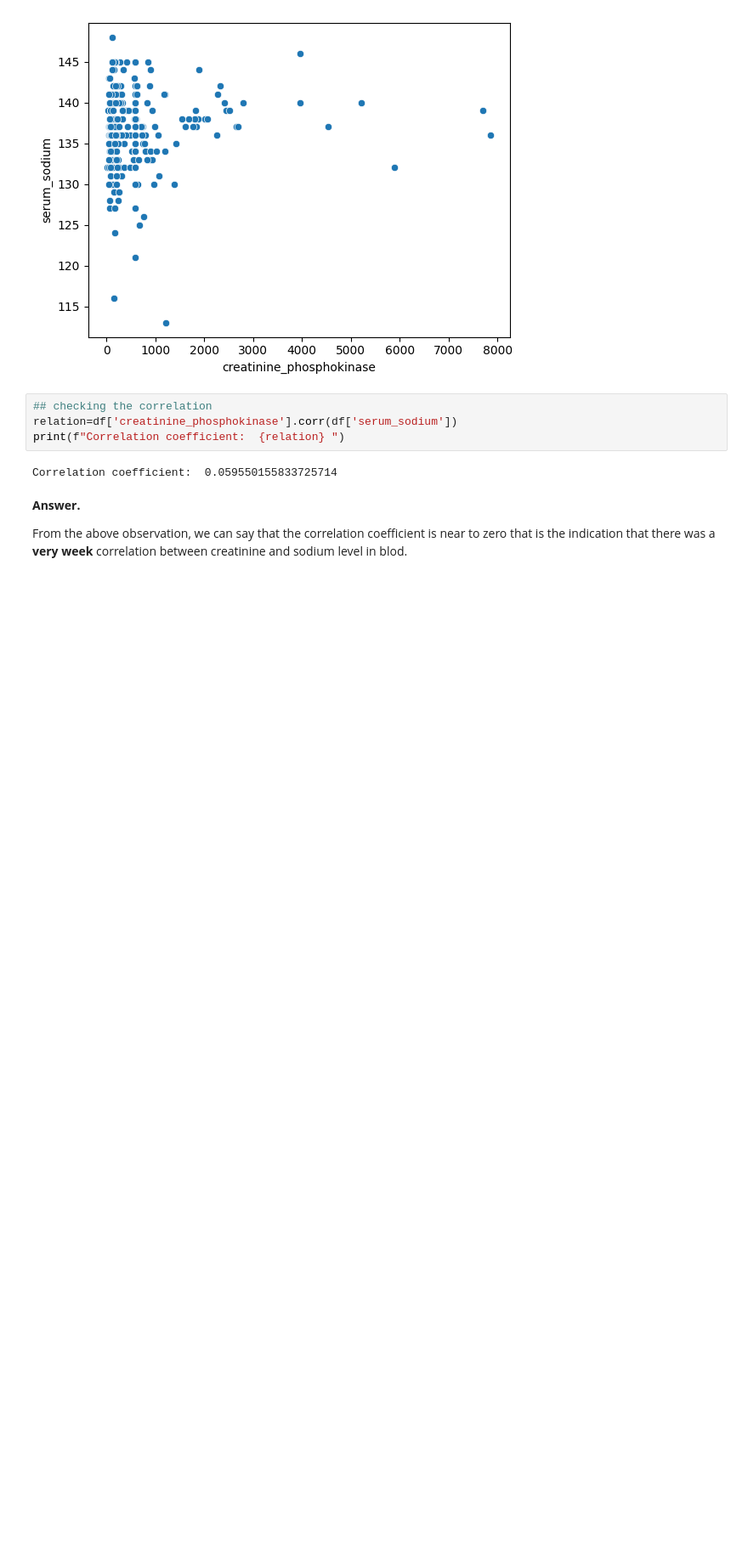
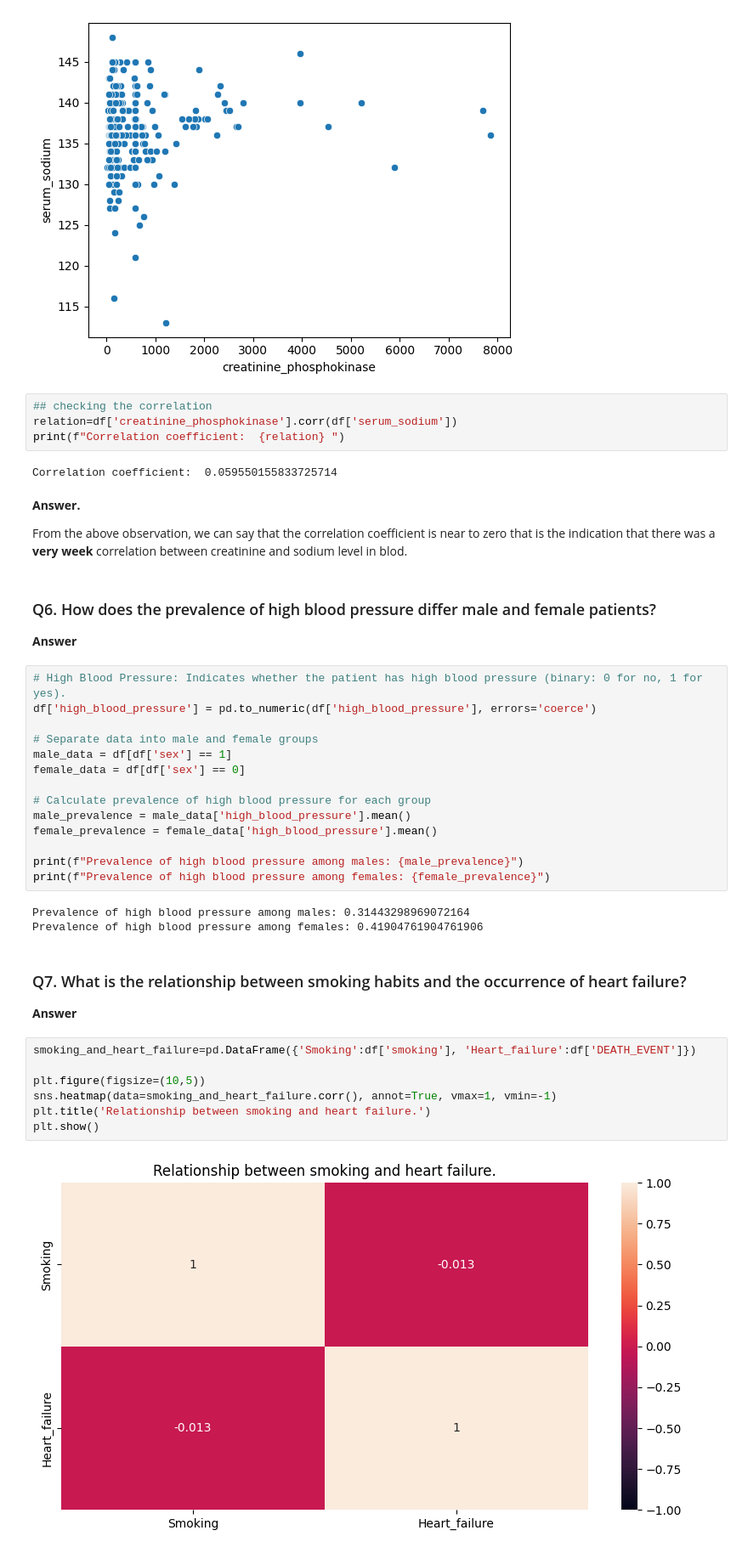
Before and after one commit to AjayKumar095/Data-Science-Masters, a Jupyter notebook: EDA_On_Heart_Failure_dataset/EDA_Assignment_14_Mar.ipynb, the cells around one changed output. Shown: that part at 85% size. Saved outputs shown, nothing was run; the diff lists cells and outputs as text; blank space fills up the shorter version.

```diff
--- a/EDA_On_Heart_Failure_dataset/EDA_Assignment_14_Mar.ipynb
+++ b/EDA_On_Heart_Failure_dataset/EDA_Assignment_14_Mar.ipynb
@@ -81,3 +170,35 @@ Correlation coefficient:  0.059550155833725714
 <p><b>Answer.</b>
 </p>
 <p>From the above observation, we can say that the correlation coefficient is near to zero that is the indication that there was a <strong>very week</strong> correlation between creatinine and sodium level in blod.</p>
+# %% [markdown]
+<h3>Q6. How does the prevalence of high blood pressure differ male and female patients?</h3>
+<p><b>Answer</b></p>
+# %%
+# High Blood Pressure: Indicates whether the patient has high blood pressure (binary: 0 for no, 1 for yes).
+df['high_blood_pressure'] = pd.to_numeric(df['high_blood_pressure'], errors='coerce')
+
+# Separate data into male and female groups
+male_data = df[df['sex'] == 1]
+female_data = df[df['sex'] == 0]
+
+# Calculate prevalence of high blood pressure for each group
+male_prevalence = male_data['high_blood_pressure'].mean()
+female_prevalence = female_data['high_blood_pressure'].mean()
+
+print(f"Prevalence of high blood pressure among males: {male_prevalence}")
+print(f"Prevalence of high blood pressure among females: {female_prevalence}")
+# %% [output]
+Prevalence of high blood pressure among males: 0.31443298969072164
+Prevalence of high blood pressure among females: 0.41904761904761906
+# %% [markdown]
+<h3>Q7. What is the relationship between smoking habits and the occurrence of heart failure?</h3>
+<p><b>Answer</b></p>
+# %%
+smoking_and_heart_failure=pd.DataFrame({'Smoking':df['smoking'], 'Heart_failure':df['DEATH_EVENT']})
+
+plt.figure(figsize=(10,5))
+sns.heatmap(data=smoking_and_heart_failure.corr(), annot=True, vmax=1, vmin=-1)
+plt.title('Relationship between smoking and heart failure.')
+plt.show()
+# %% [output]
+[figure, added]
```
Also changed, not shown: parts of 19 cells of this notebook.
